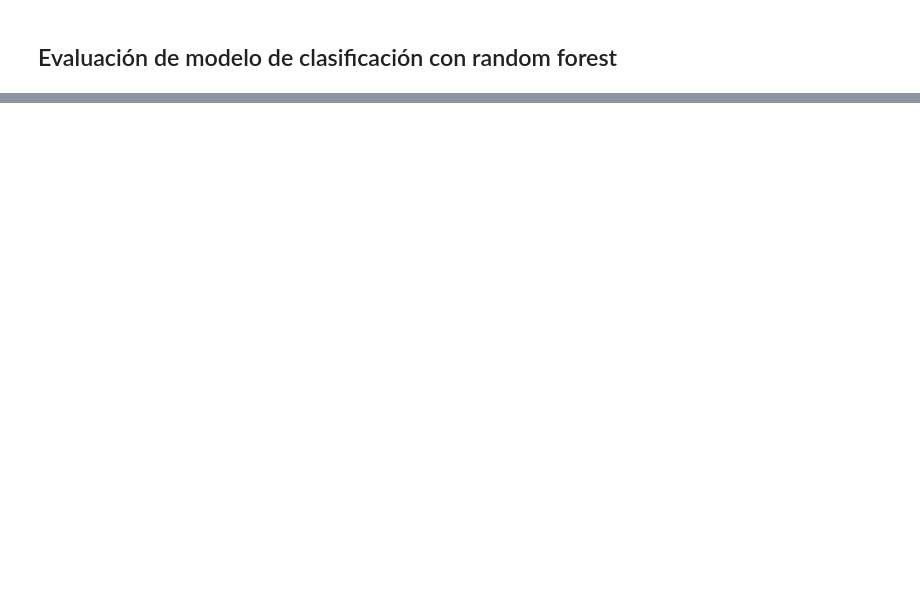
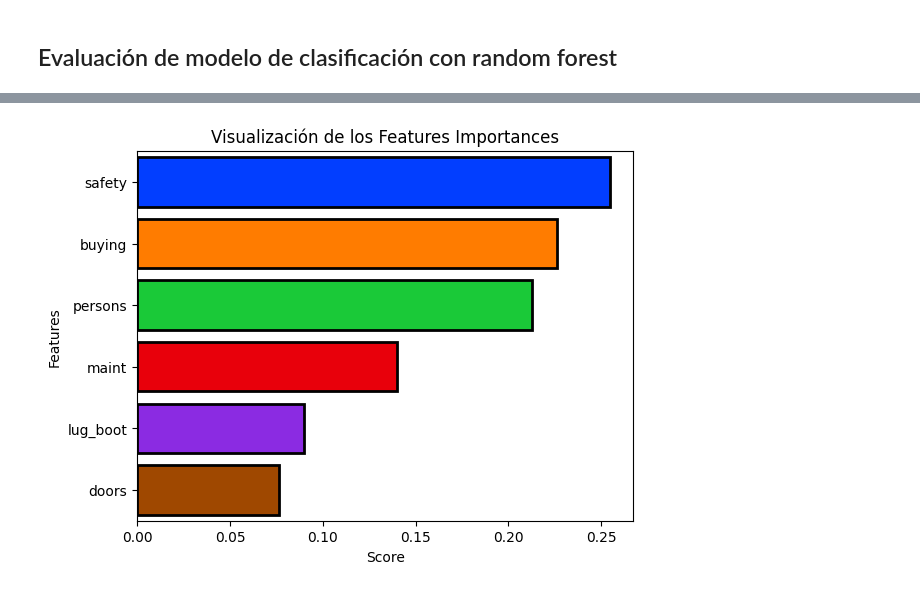
Before and after one commit to RaymundoSGlz/Decision-Trees-y-Random-Forest-con-Python-y-scikit-learn, a Jupyter notebook: Notebooks/decision_tree_random_forest_project.ipynb, the cells around one changed output, grey strips where cells are left out. Saved outputs shown, nothing was run; the diff lists cells and outputs as text; code cells hidden in the pictures; blank space fills up the shorter version.

```diff
--- a/Notebooks/decision_tree_random_forest_project.ipynb
+++ b/Notebooks/decision_tree_random_forest_project.ipynb
@@ -93,7 +93,7 @@ dtype: int64
 ## Procesamiento de datos
 # %%
 #Separamos en X e y
-X = df.drop('class', axis=1)
+X = df.drop(['class'], axis=1)
 y = df['class']
 # %%
 #Importamos las librerías necesarias para la creación del modelo
@@ -226,3 +226,10 @@ Train Accuracy: 0.7733664185277088
 ## Entrenamiento de modelo de clasificación con random forest
 # %%
 #Importar random forest
+from sklearn.ensemble import RandomForestClassifier
+
+#Creación del modelo
+forest = RandomForestClassifier(n_estimators=10, random_state=0)
+
+#Entrenamiento
+forest.fit(X_train, y_train)
@@ -244,2 +263,4 @@ Train Accuracy: 0.7733664185277088
 # %%
 # Visualización de las feature importantes
+feature_scores = pd.Series(forest.feature_importances_, index=X.columns).sort_values(ascending=False)
+feature_scores
@@ -246,4 +275,17 @@ Train Accuracy: 0.7733664185277088
 # %%
 #Gráfico de barras
+sns.barplot(
+    x=feature_scores,
+    y=feature_scores.index,
+    palette='bright',
+    saturation=2,
+    edgecolor='black',
+    linewidth=2
+)
+plt.title('Visualización de los Features Importances')
+plt.xlabel('Score')
+plt.ylabel('Features');
+# %% [output]
+[figure, added]
 # %%
 # Matriz de confusion del RF
```
Also changed, not shown: parts of 10 cells of this notebook.
